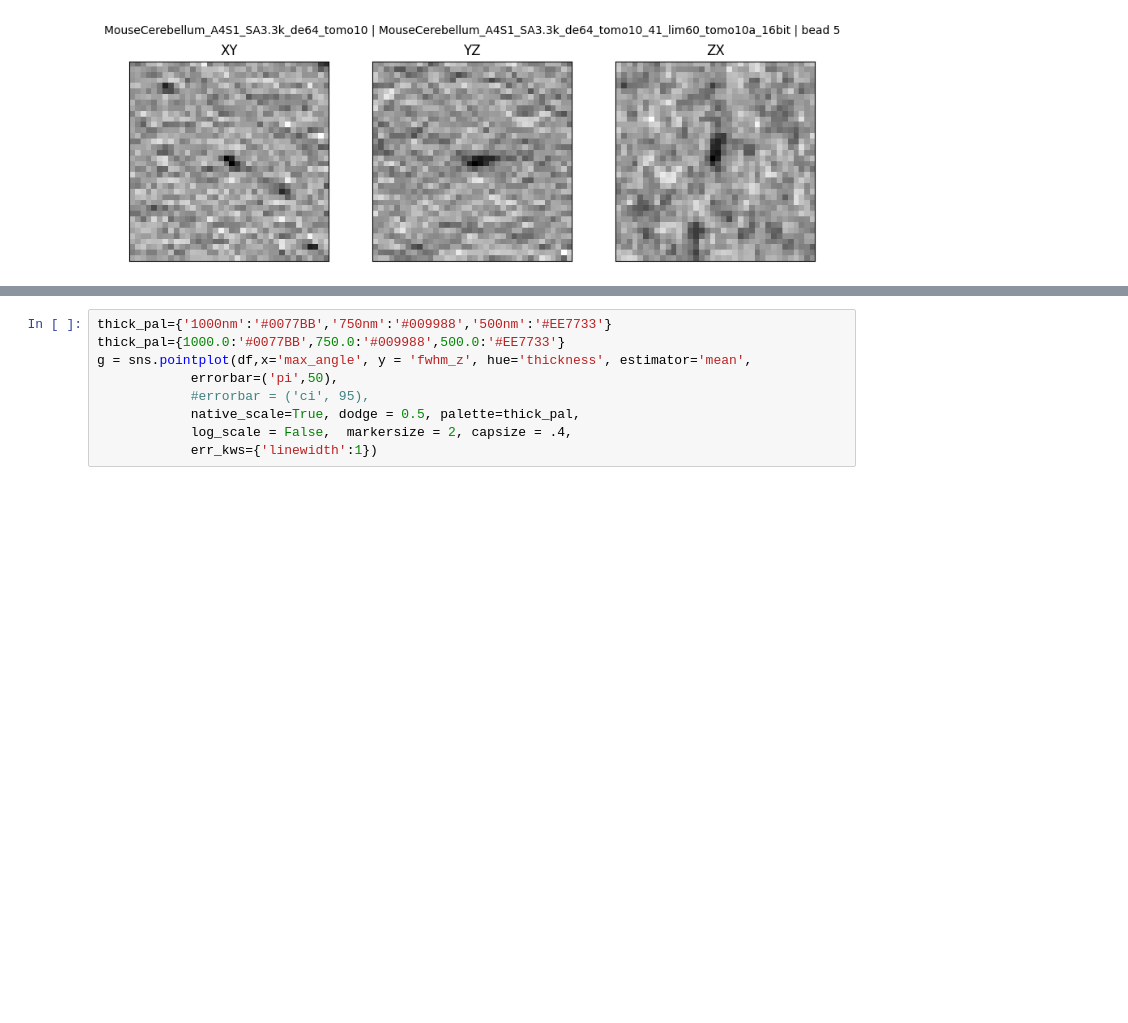
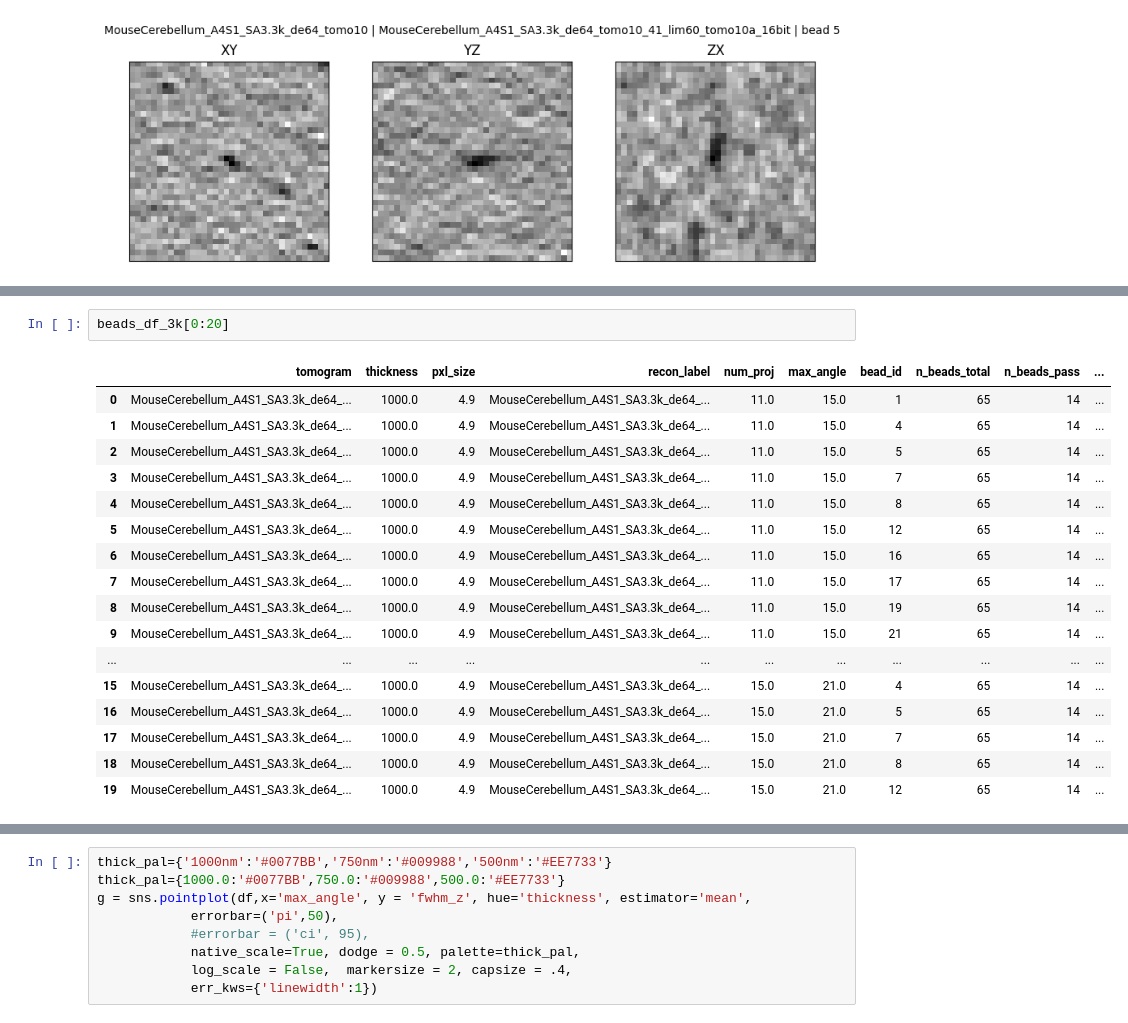
Before and after one commit to kuan-lab/tem-tomo, a Jupyter notebook: bead_resolution/250826_bead_res.ipynb, the cells around one changed output, grey strips where cells are left out. Drawn from its saved outputs; the diff is of its cells as text; blank space fills up the shorter version.

```diff
--- a/bead_resolution/250826_bead_res.ipynb
+++ b/bead_resolution/250826_bead_res.ipynb
@@ -56,3 +61,23 @@ beads_df_3k.head()
+# %%
+beads_df_3k[0:20]
+# %% [output]
+|  | tomogram | thickness | pxl_size | recon_label | num_proj | max_angle | bead_id | n_beads_total | n_beads_pass | ... |
+| 0 | MouseCerebellum_A4S1_SA3.3k_de64_... | 1000.0 | 4.9 | MouseCerebellum_A4S1_SA3.3k_de64_... | 11.0 | 15.0 | 1 | 65 | 14 | ... |
+| 1 | MouseCerebellum_A4S1_SA3.3k_de64_... | 1000.0 | 4.9 | MouseCerebellum_A4S1_SA3.3k_de64_... | 11.0 | 15.0 | 4 | 65 | 14 | ... |
+| 2 | MouseCerebellum_A4S1_SA3.3k_de64_... | 1000.0 | 4.9 | MouseCerebellum_A4S1_SA3.3k_de64_... | 11.0 | 15.0 | 5 | 65 | 14 | ... |
+| 3 | MouseCerebellum_A4S1_SA3.3k_de64_... | 1000.0 | 4.9 | MouseCerebellum_A4S1_SA3.3k_de64_... | 11.0 | 15.0 | 7 | 65 | 14 | ... |
+| 4 | MouseCerebellum_A4S1_SA3.3k_de64_... | 1000.0 | 4.9 | MouseCerebellum_A4S1_SA3.3k_de64_... | 11.0 | 15.0 | 8 | 65 | 14 | ... |
+| 5 | MouseCerebellum_A4S1_SA3.3k_de64_... | 1000.0 | 4.9 | MouseCerebellum_A4S1_SA3.3k_de64_... | 11.0 | 15.0 | 12 | 65 | 14 | ... |
+| 6 | MouseCerebellum_A4S1_SA3.3k_de64_... | 1000.0 | 4.9 | MouseCerebellum_A4S1_SA3.3k_de64_... | 11.0 | 15.0 | 16 | 65 | 14 | ... |
+| 7 | MouseCerebellum_A4S1_SA3.3k_de64_... | 1000.0 | 4.9 | MouseCerebellum_A4S1_SA3.3k_de64_... | 11.0 | 15.0 | 17 | 65 | 14 | ... |
+| 8 | MouseCerebellum_A4S1_SA3.3k_de64_... | 1000.0 | 4.9 | MouseCerebellum_A4S1_SA3.3k_de64_... | 11.0 | 15.0 | 19 | 65 | 14 | ... |
+| 9 | MouseCerebellum_A4S1_SA3.3k_de64_... | 1000.0 | 4.9 | MouseCerebellum_A4S1_SA3.3k_de64_... | 11.0 | 15.0 | 21 | 65 | 14 | ... |
+| ... | ... | ... | ... | ... | ... | ... | ... | ... | ... | ... |
+| 15 | MouseCerebellum_A4S1_SA3.3k_de64_... | 1000.0 | 4.9 | MouseCerebellum_A4S1_SA3.3k_de64_... | 15.0 | 21.0 | 4 | 65 | 14 | ... |
+| 16 | MouseCerebellum_A4S1_SA3.3k_de64_... | 1000.0 | 4.9 | MouseCerebellum_A4S1_SA3.3k_de64_... | 15.0 | 21.0 | 5 | 65 | 14 | ... |
+| 17 | MouseCerebellum_A4S1_SA3.3k_de64_... | 1000.0 | 4.9 | MouseCerebellum_A4S1_SA3.3k_de64_... | 15.0 | 21.0 | 7 | 65 | 14 | ... |
+| 18 | MouseCerebellum_A4S1_SA3.3k_de64_... | 1000.0 | 4.9 | MouseCerebellum_A4S1_SA3.3k_de64_... | 15.0 | 21.0 | 8 | 65 | 14 | ... |
+| 19 | MouseCerebellum_A4S1_SA3.3k_de64_... | 1000.0 | 4.9 | MouseCerebellum_A4S1_SA3.3k_de64_... | 15.0 | 21.0 | 12 | 65 | 14 | ... |
 # %%
 import seaborn as sns
 
```
Also changed, not shown: parts of 5 cells of this notebook, 3 other files.
